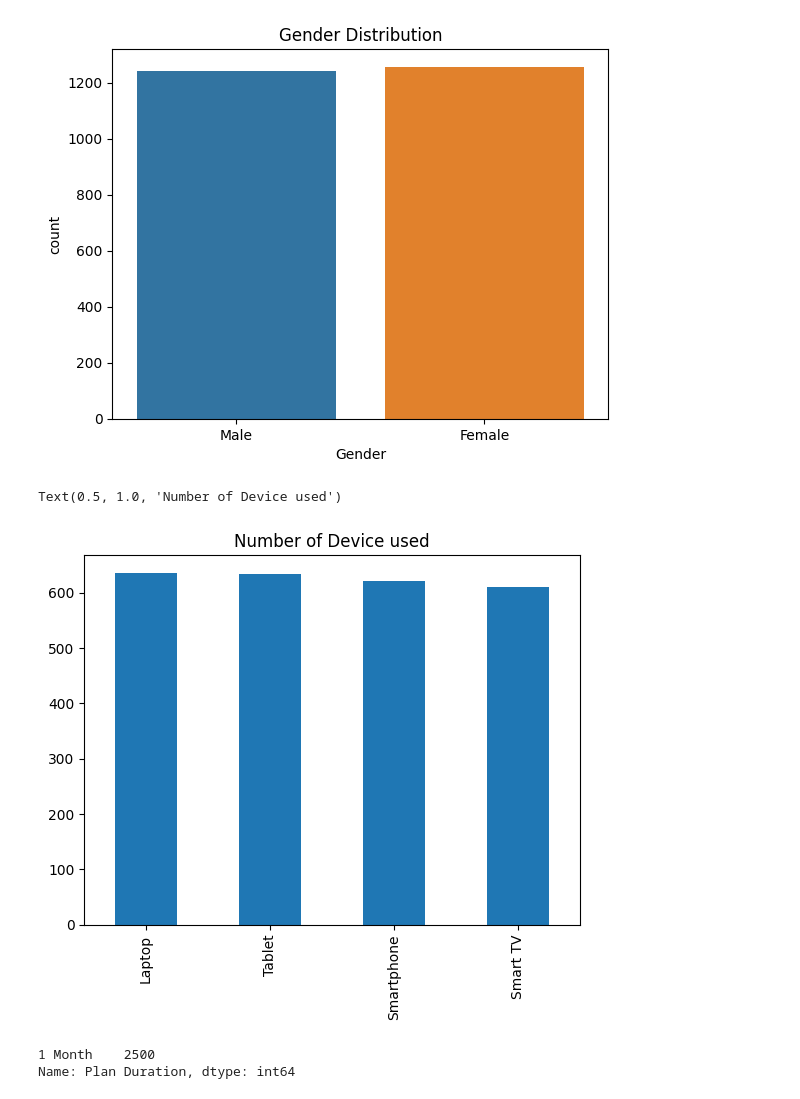
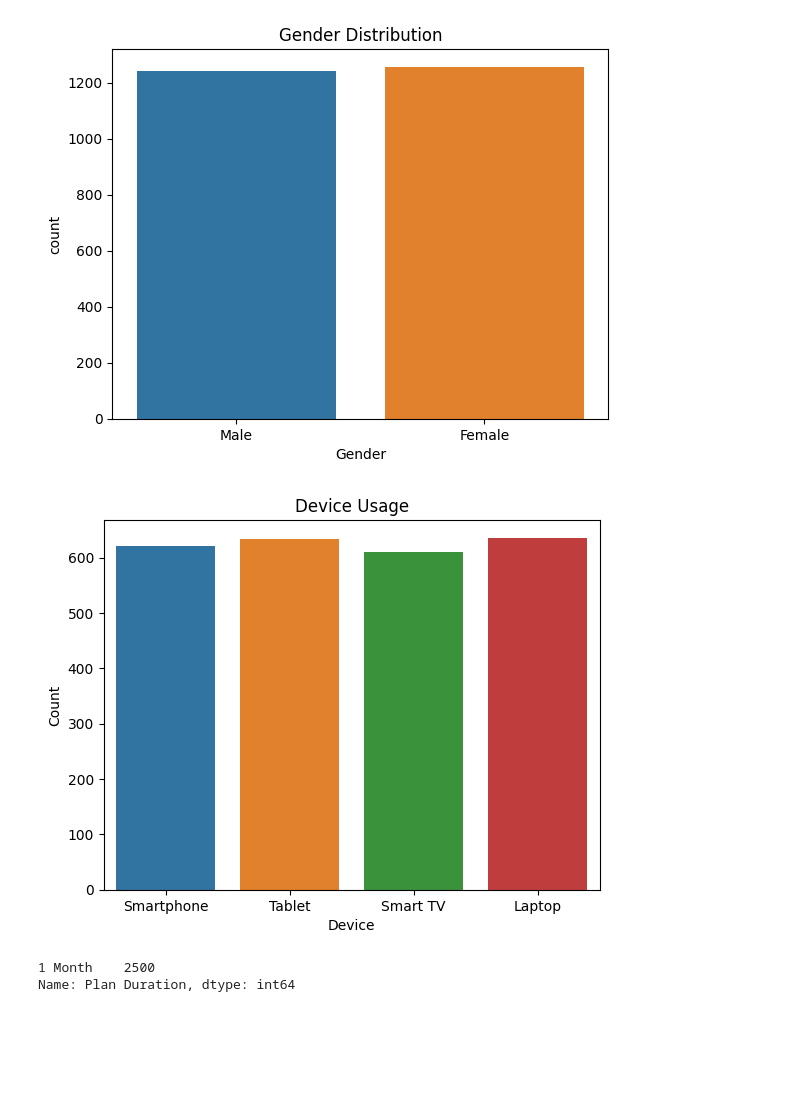
Before and after one commit to Imshubhham/Imshubham, a Jupyter notebook: Netflix_Userbase✨Visualization.ipynb, the cells around one changed output. Drawn from its saved outputs; the diff is of its cells as text; code cells hidden in the pictures; blank space fills up the shorter version.

```diff
--- a/Netflix_Userbase✨Visualization.ipynb
+++ b/Netflix_Userbase✨Visualization.ipynb
@@ -70,12 +70,14 @@ plt.title('Gender Distribution')
 # %% [output]
 Text(0.5, 1.0, 'Gender Distribution')
 [figure]
-# %%
-df['Device'].value_counts().plot.bar()
-plt.title('Number of Device used')
-# %% [output]
-Text(0.5, 1.0, 'Number of Device used')
-[figure, removed]
+# %%
+sns.countplot(x='Device', data=df)
+plt.title('Device Usage')
+plt.xlabel('Device')
+plt.ylabel('Count')
+plt.show()
+# %% [output]
+[figure, added]
 # %%
 df['Plan Duration'].value_counts()
 # %% [output]
```
